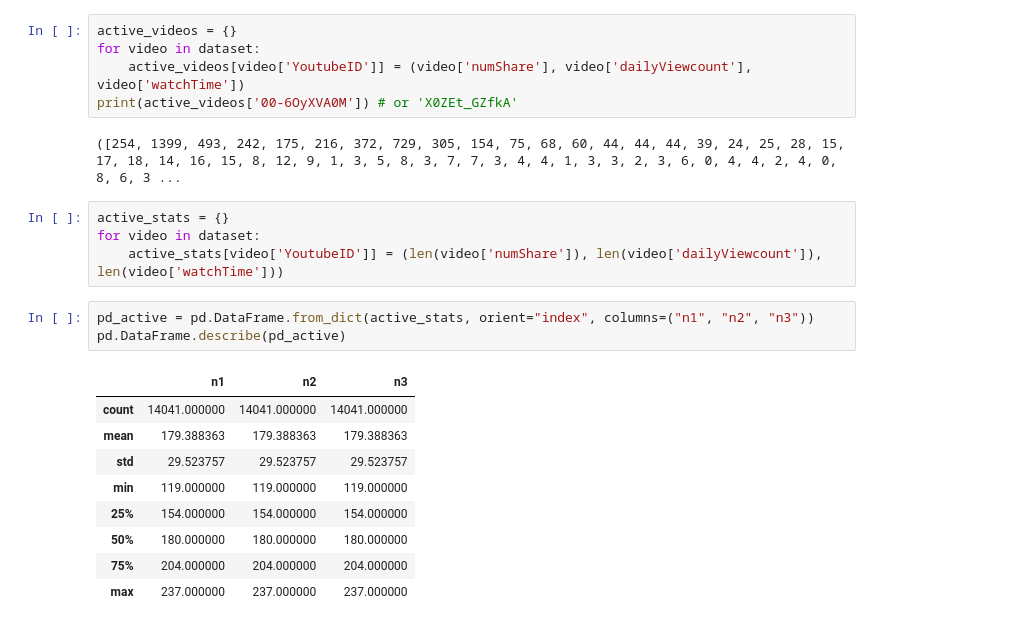
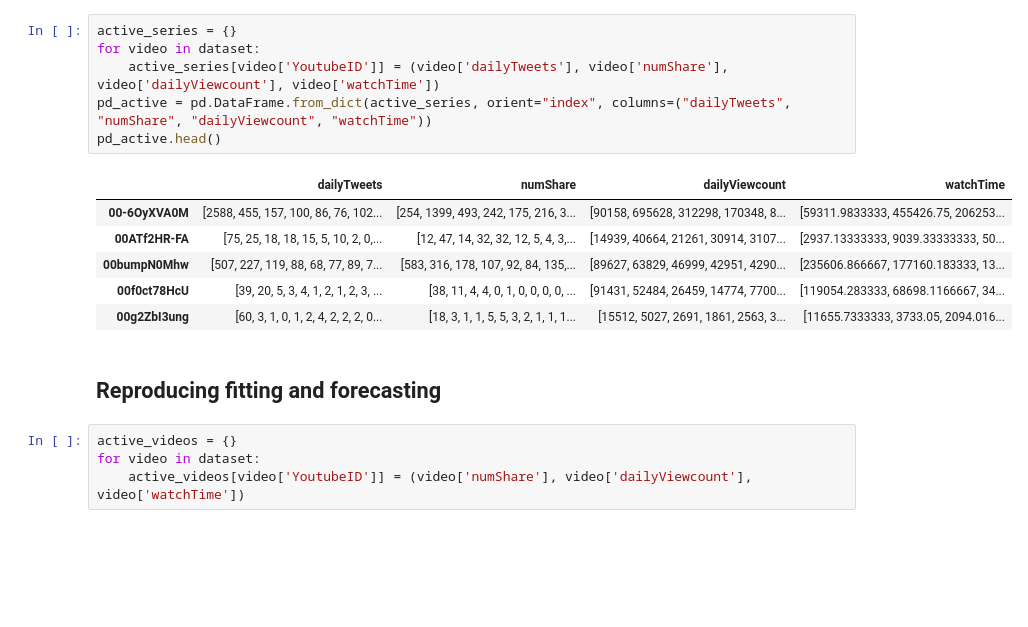
Before and after one commit to septasset/hip-popularity, a Jupyter notebook: explore/explore_active.ipynb, the cells around one changed output. Cells and saved outputs as stored; diff of their text form; blank space fills up the shorter version.

```diff
--- a/explore/explore_active.ipynb
+++ b/explore/explore_active.ipynb
@@ -13,24 +49,19 @@ len(dataset)
+# %%
+active_series = {}
+for video in dataset:
+    active_series[video['YoutubeID']] = (video['dailyTweets'], video['numShare'], video['dailyViewcount'], video['watchTime'])
+pd_active = pd.DataFrame.from_dict(active_series, orient="index", columns=("dailyTweets", "numShare", "dailyViewcount", "watchTime"))
+pd_active.head()
+# %% [output]
+|  | dailyTweets | numShare | dailyViewcount | watchTime |
+| 00-6OyXVA0M | [2588, 455, 157, 100, 86, 76, 102... | [254, 1399, 493, 242, 175, 216, 3... | [90158, 695628, 312298, 170348, 8... | [59311.9833333, 455426.75, 206253... |
+| 00ATf2HR-FA | [75, 25, 18, 18, 15, 5, 10, 2, 0,... | [12, 47, 14, 32, 32, 12, 5, 4, 3,... | [14939, 40664, 21261, 30914, 3107... | [2937.13333333, 9039.33333333, 50... |
+| 00bumpN0Mhw | [507, 227, 119, 88, 68, 77, 89, 7... | [583, 316, 178, 107, 92, 84, 135,... | [89627, 63829, 46999, 42951, 4290... | [235606.866667, 177160.183333, 13... |
+| 00f0ct78HcU | [39, 20, 5, 3, 4, 1, 2, 1, 2, 3, ... | [38, 11, 4, 4, 0, 1, 0, 0, 0, 0, ... | [91431, 52484, 26459, 14774, 7700... | [119054.283333, 68698.1166667, 34... |
+| 00g2ZbI3ung | [60, 3, 1, 0, 1, 2, 4, 2, 2, 2, 0... | [18, 3, 1, 1, 5, 5, 3, 2, 1, 1, 1... | [15512, 5027, 2691, 1861, 2563, 3... | [11655.7333333, 3733.05, 2094.016... |
+# %% [markdown]
+## Reproducing fitting and forecasting
 # %%
 active_videos = {}
 for video in dataset:
     active_videos[video['YoutubeID']] = (video['numShare'], video['dailyViewcount'], video['watchTime'])
-print(active_videos['00-6OyXVA0M']) # or 'X0ZEt_GZfkA'
-# %% [output]
-([254, 1399, 493, 242, 175, 216, 372, 729, 305, 154, 75, 68, 60, 44, 44, 44, 39, 24, 25, 28, 15, 17, 18, 14, 16, 15, 8, 12, 9, 1, 3, 5, 8, 3, 7, 7, 3, 4, 4, 1, 3, 3, 2, 3, 6, 0, 4, 4, 2, 4, 0, 8, 6, 3 ...
-# %%
-active_stats = {}
-for video in dataset:
-    active_stats[video['YoutubeID']] = (len(video['numShare']), len(video['dailyViewcount']), len(video['watchTime']))
-# %%
-pd_active = pd.DataFrame.from_dict(active_stats, orient="index", columns=("n1", "n2", "n3"))
-pd.DataFrame.describe(pd_active)
-# %% [output]
-|  | n1 | n2 | n3 |
-| count | 14041.000000 | 14041.000000 | 14041.000000 |
-| mean | 179.388363 | 179.388363 | 179.388363 |
-| std | 29.523757 | 29.523757 | 29.523757 |
-| min | 119.000000 | 119.000000 | 119.000000 |
-| 25% | 154.000000 | 154.000000 | 154.000000 |
-| 50% | 180.000000 | 180.000000 | 180.000000 |
-| 75% | 204.000000 | 204.000000 | 204.000000 |
-| max | 237.000000 | 237.000000 | 237.000000 |
```
Also changed, not shown: parts of 18 cells of this notebook, 1 other file.
